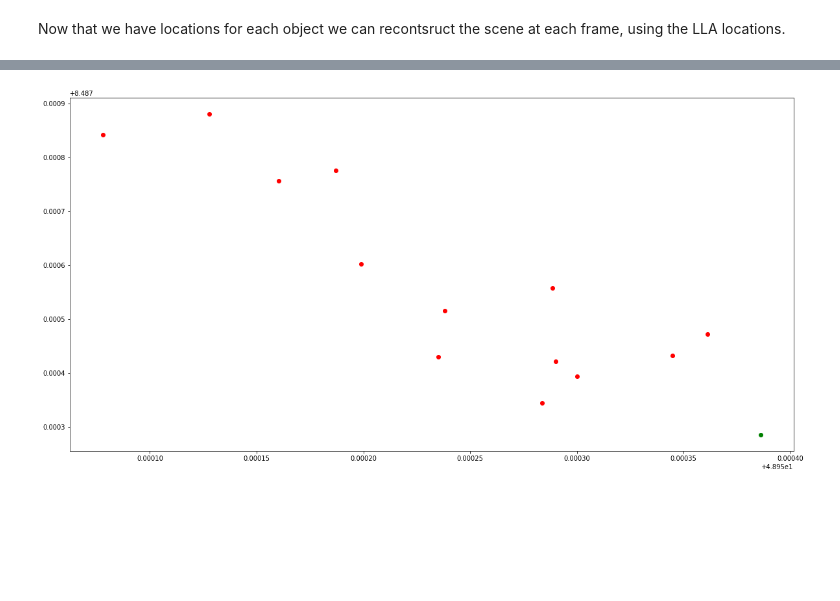
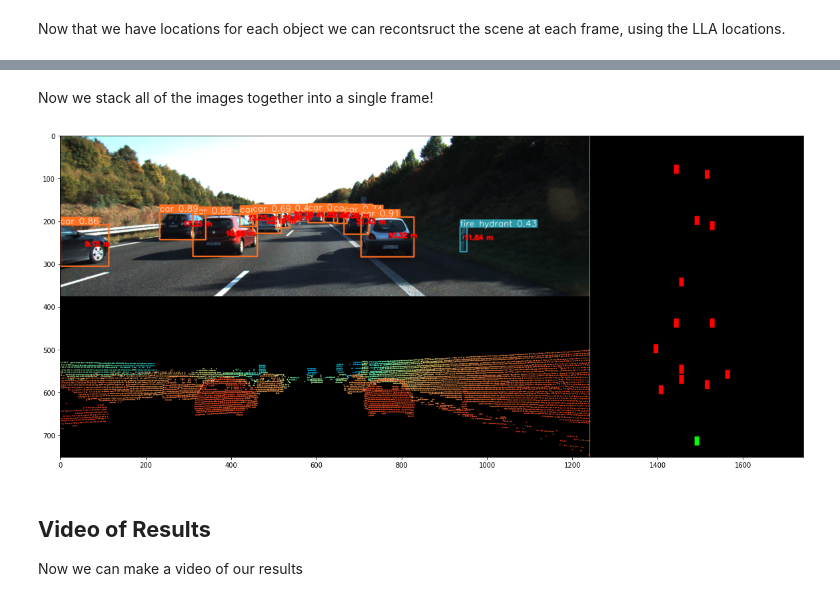
Before and after one commit to itberrios/CV_tracking, a Jupyter notebook: kitti_tracker/1_kitti_object_detection_lidar.ipynb, the cells around one changed output, grey strips where cells are left out. Saved outputs shown, nothing was run; the diff lists cells and outputs as text; code cells hidden in the pictures; blank space fills up the shorter version.

Commit message:
added Sanity Check Section and Video Pipeline

```diff
--- a/kitti_tracker/1_kitti_object_detection_lidar.ipynb
+++ b/kitti_tracker/1_kitti_object_detection_lidar.ipynb
@@ -658,3 +692,36 @@ for val in imu_xyz:
+# %%
+canvas_height = stacked.shape[0]
+canvas_width = 500
+
+# get consistent center for ego vehicle
+ego_center = (250, int(canvas_height*0.95))
+
+# get rectangle coordiantes for ego vehicle
+ego_x1 = ego_center[0] - 5
+ego_y1 = ego_center[1] - 10
+ego_x2 = ego_center[0] + 5
+ego_y2 = ego_center[1] + 10
+
+def draw_scenario(canvas, imu_xyz, sf=12):
+    # draw ego vehicle
+    cv2.rectangle(canvas, (ego_x1, ego_y1), (ego_x2, ego_y2), (0, 255, 0), -1);
+
+    # draw detected objects
+    for val in imu_xyz:
+        obj_center = (ego_center[0] - sf*int(np.round(val[1])),
+                      ego_center[1] - sf*int(np.round(val[0])))
+        # cv2.circle(canvas, obj_center, 5, (255, 0, 0), -1);
+
+        # get object rectangle coordinates
+        obj_x1 = obj_center[0] - 5
+        obj_y1 = obj_center[1] - 10
+        obj_x2 = obj_center[0] + 5
+        obj_y2 = obj_center[1] + 10
+
+        cv2.rectangle(canvas, (obj_x1, obj_y1), (obj_x2, obj_y2), (255, 0, 0), -1);
+
+
+    return canvas
 # %%
 plt.imshow(canvas)
 # %% [output]
@@ -663,5 +730,14 @@ plt.imshow(canvas)
-# %%
-plt.scatter(lla[:,0], lla[:,1], color='red')
-plt.scatter(lat0, lon0, color='green');
-# %% [output]
-[figure, removed]
+# %% [markdown]
+Now we stack all of the images together into a single frame!
+# %%
+frame = np.hstack((stacked,
+                  255*np.ones((canvas_height, 1, 3), dtype=np.uint8),
+                  canvas))
+
+plt.imshow(frame);
+# %% [output]
+[figure, added]
+# %% [markdown]
+## **Video of Results**
+
+Now we can make a video of our results
```
Also changed, not shown: parts of 26 cells of this notebook.
